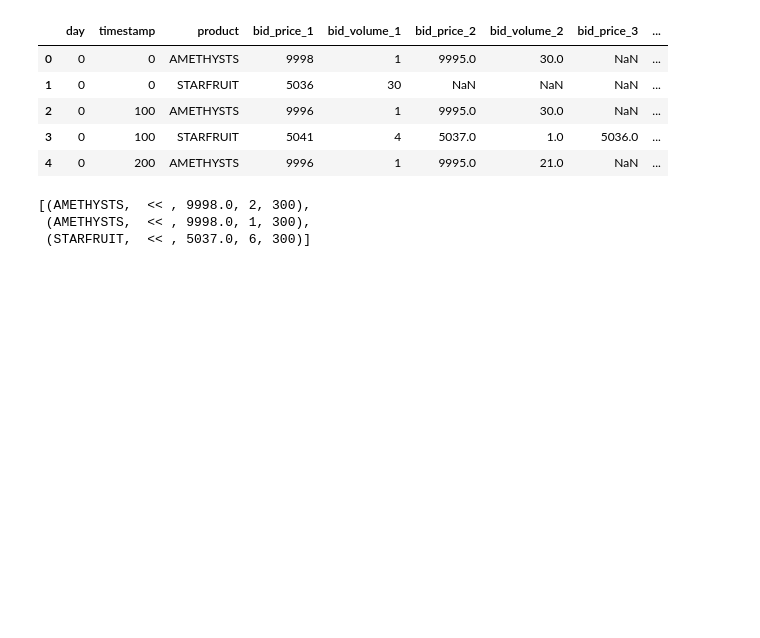
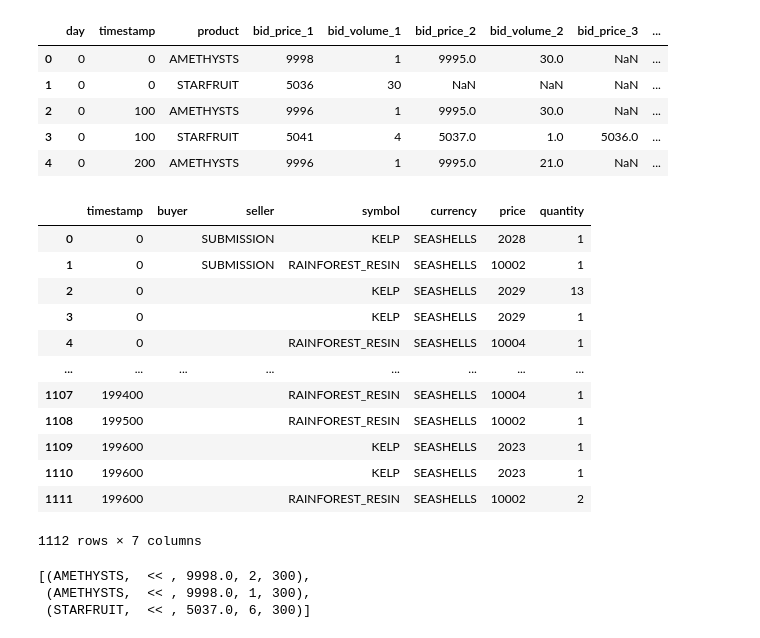
Before and after one commit to KyraZzz/shellcollector25, a Jupyter notebook: round0/data_analysis.ipynb, the cells around one changed output. Saved outputs shown, nothing was run; the diff lists cells and outputs as text; code cells hidden in the pictures; blank space fills up the shorter version.

```diff
--- a/round0/data_analysis.ipynb
+++ b/round0/data_analysis.ipynb
@@ -312,3 +310,22 @@ market_data.
+# %%
+import pandas as pd
+trades = pd.read_json("./data/test_round0_trades.json")
+# %%
+trades
+# %% [output]
+|  | timestamp | buyer | seller | symbol | currency | price | quantity |
+| 0 | 0 |  | SUBMISSION | KELP | SEASHELLS | 2028 | 1 |
+| 1 | 0 |  | SUBMISSION | RAINFOREST_RESIN | SEASHELLS | 10002 | 1 |
+| 2 | 0 |  |  | KELP | SEASHELLS | 2029 | 13 |
+| 3 | 0 |  |  | KELP | SEASHELLS | 2029 | 1 |
+| 4 | 0 |  |  | RAINFOREST_RESIN | SEASHELLS | 10004 | 1 |
+| ... | ... | ... | ... | ... | ... | ... | ... |
+| 1107 | 199400 |  |  | RAINFOREST_RESIN | SEASHELLS | 10004 | 1 |
+| 1108 | 199500 |  |  | RAINFOREST_RESIN | SEASHELLS | 10002 | 1 |
+| 1109 | 199600 |  |  | KELP | SEASHELLS | 2023 | 1 |
+| 1110 | 199600 |  |  | KELP | SEASHELLS | 2023 | 1 |
+| 1111 | 199600 |  |  | RAINFOREST_RESIN | SEASHELLS | 10002 | 2 |
+1112 rows × 7 columns
 # %%
 import json
 output = ""
```
Also changed, not shown: parts of 1 cell of this notebook, 1 other file.
